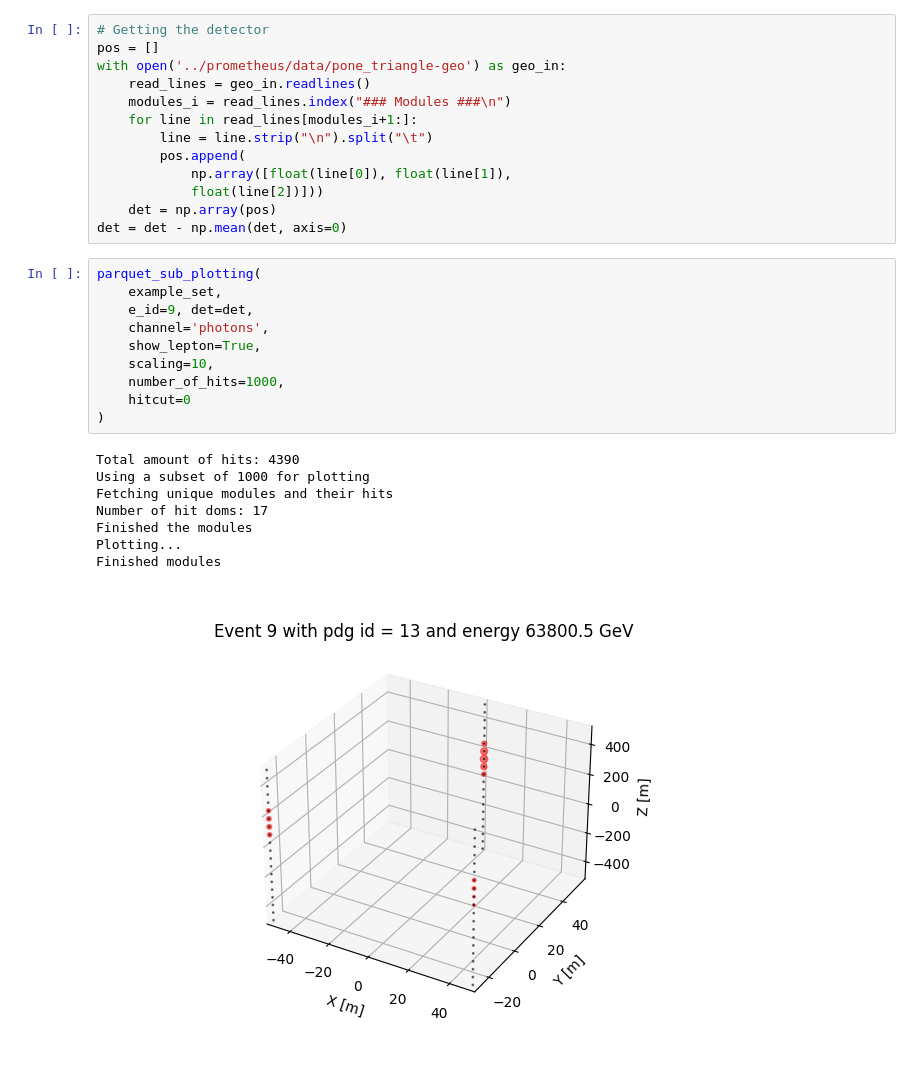
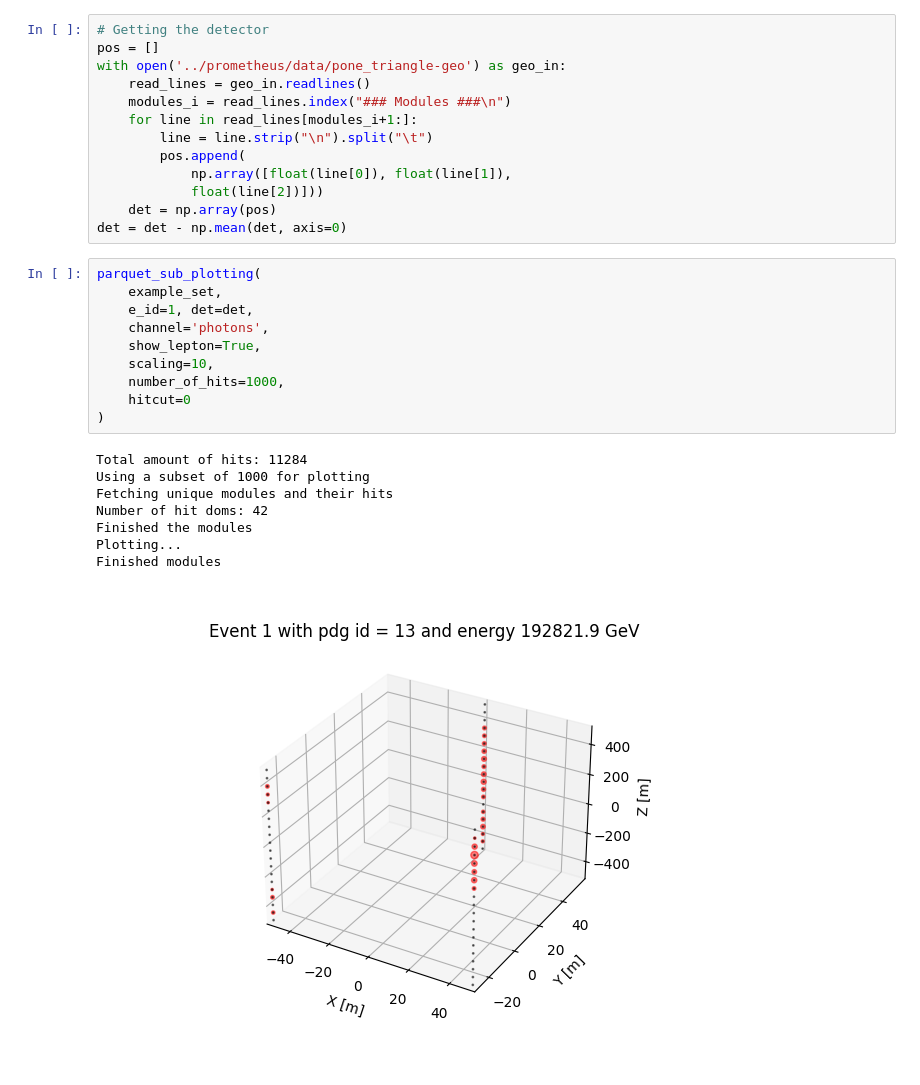
Before and after one commit to Harvard-Neutrino/prometheus, a Jupyter notebook: examples/example_meta_data_reader.ipynb, the cells around one changed output. Cells and saved outputs as stored; diff of their text form.

```diff
--- a/examples/example_meta_data_reader.ipynb
+++ b/examples/example_meta_data_reader.ipynb
@@ -130,19 +133,19 @@ det = det - np.mean(det, axis=0)
 # %%
 parquet_sub_plotting(
     example_set,
-    e_id=9, det=det,
+    e_id=1, det=det,
     channel='photons',
     show_lepton=True,
     scaling=10,
     number_of_hits=1000,
     hitcut=0
 )
 # %% [output]
-Total amount of hits: 4390
+Total amount of hits: 11284
 Using a subset of 1000 for plotting
 Fetching unique modules and their hits
-Number of hit doms: 17
+Number of hit doms: 42
 Finished the modules
 Plotting...
 Finished modules
-[figure, old version]
+[figure, new version]
```
Also changed, not shown: parts of 5 cells of this notebook, 3 other files.
